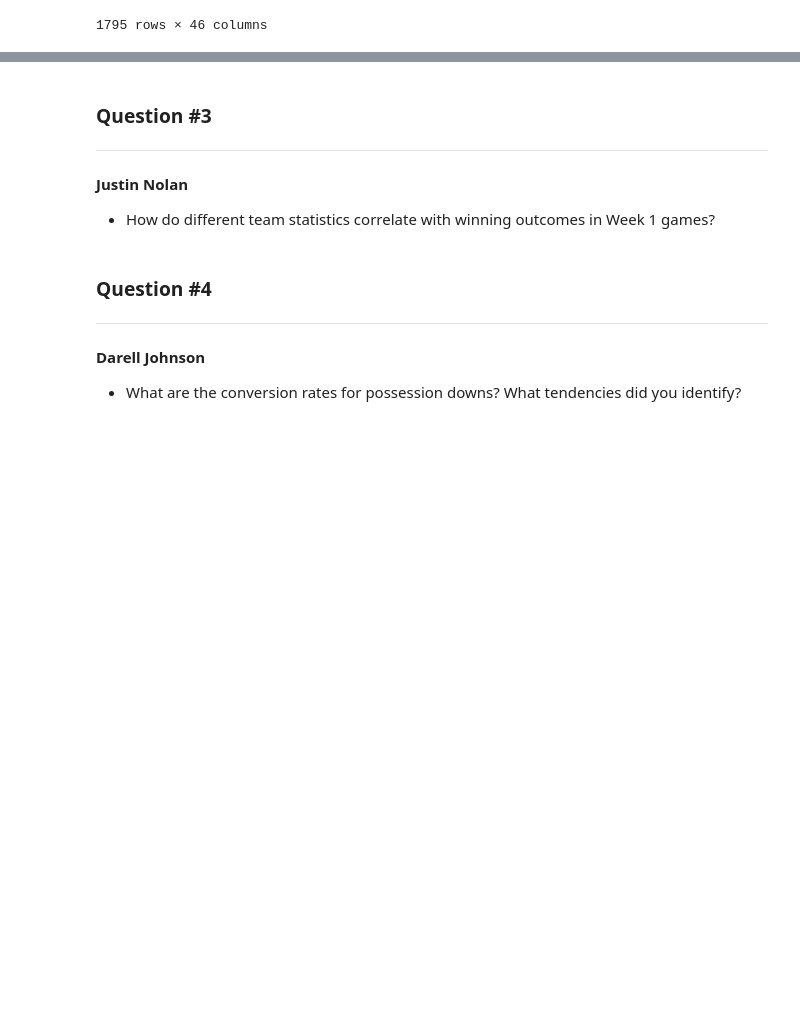
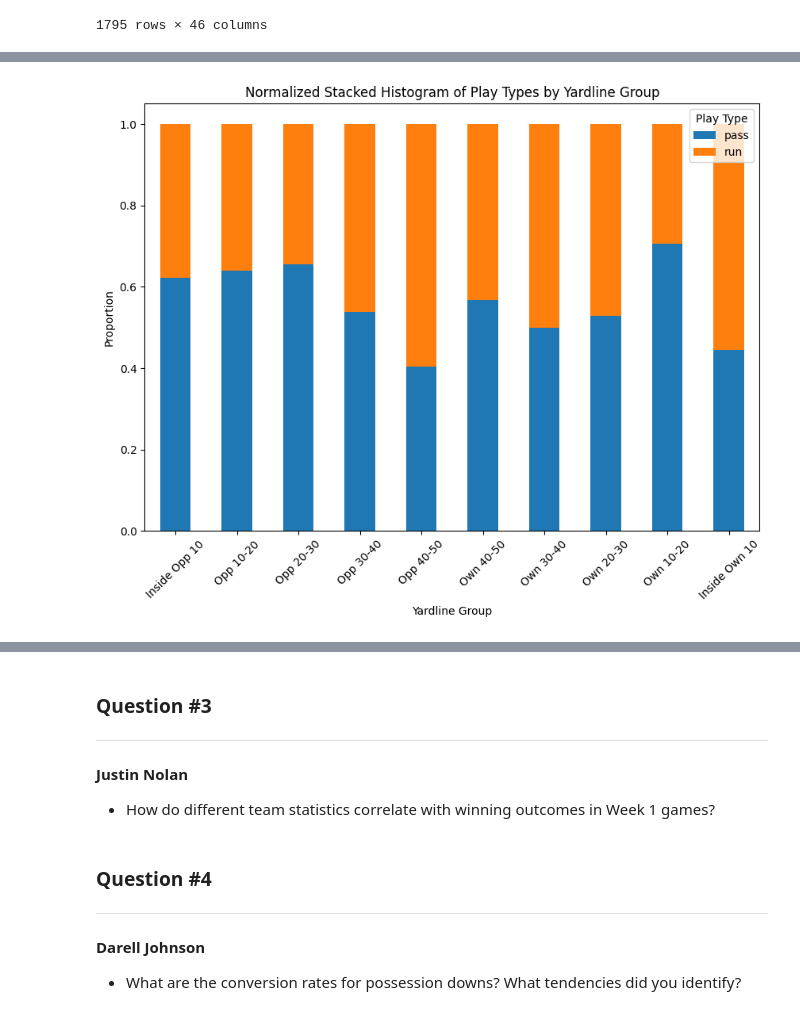
Before and after one commit to rollernathan/NFL_2024_Week_1, a Jupyter notebook: Project 3.ipynb, the cells around one changed output, grey strips where cells are left out. Cells and saved outputs as stored; diff of their text form; code cells hidden in the pictures; blank space fills up the shorter version.

```diff
--- a/Project 3.ipynb
+++ b/Project 3.ipynb
@@ -84,0 +179,3 @@ df_filtered
+# %%
+crosstab_first_normalized = crosstab_first.div(crosstab_first.sum(axis=1), axis=0)
+crosstab_first_normalized
@@ -84,0 +195,15 @@ df_filtered
+# %%
+# Plot the stacked histogram using normalized data
+crosstab_first_normalized.plot(kind='bar', stacked=True, figsize=(10, 7))
+
+# Add titles and labels
+plt.title('Normalized Stacked Histogram of Play Types by Yardline Group')
+plt.xlabel('Yardline Group')
+plt.ylabel('Proportion')
+plt.legend(title='Play Type')
+plt.xticks(rotation=45)  # Rotate x-axis labels for better readability
+
+# Show the plot
+plt.show()
+# %% [output]
+[figure, added]
```
Also changed, not shown: parts of 11 cells of this notebook.
